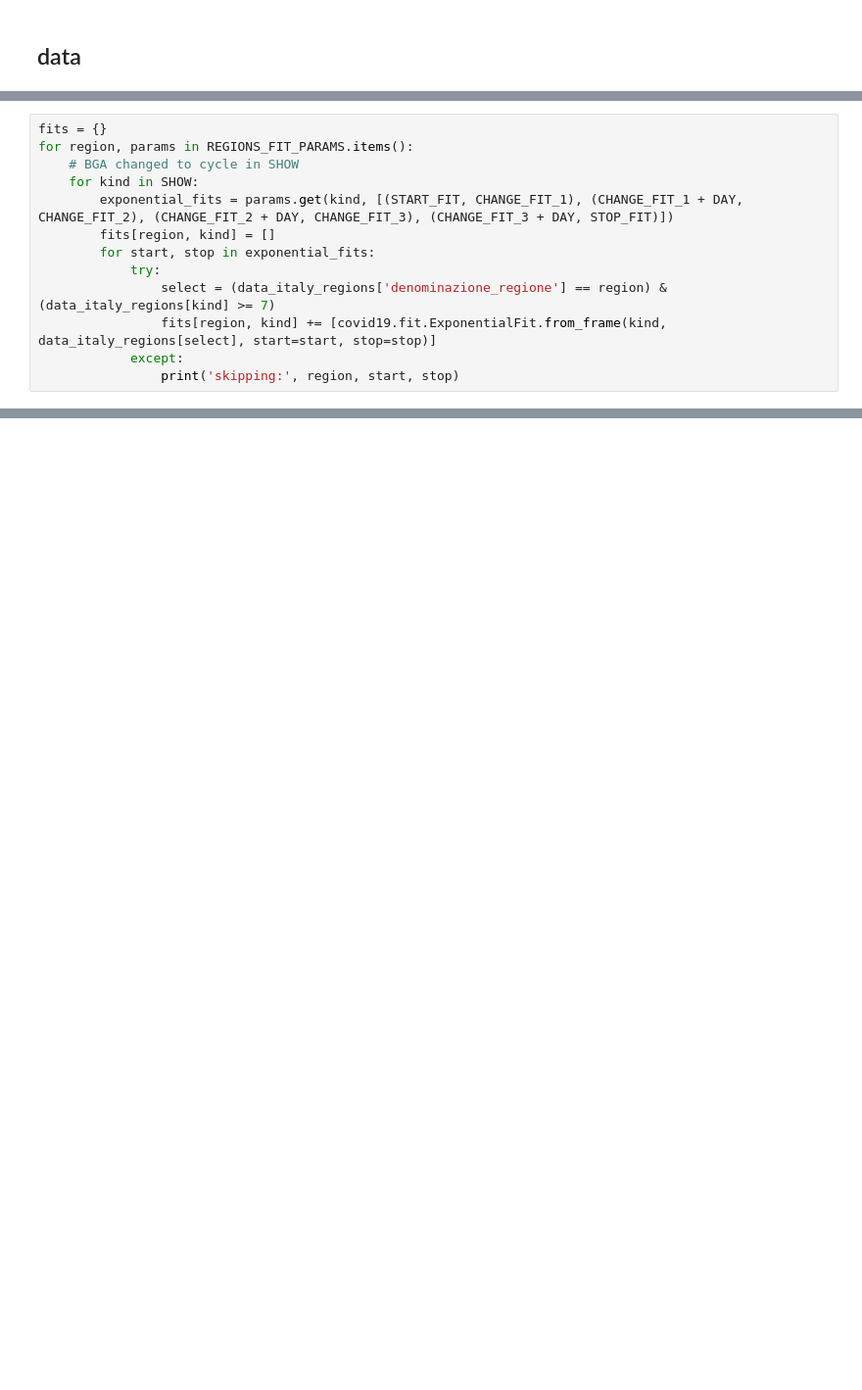
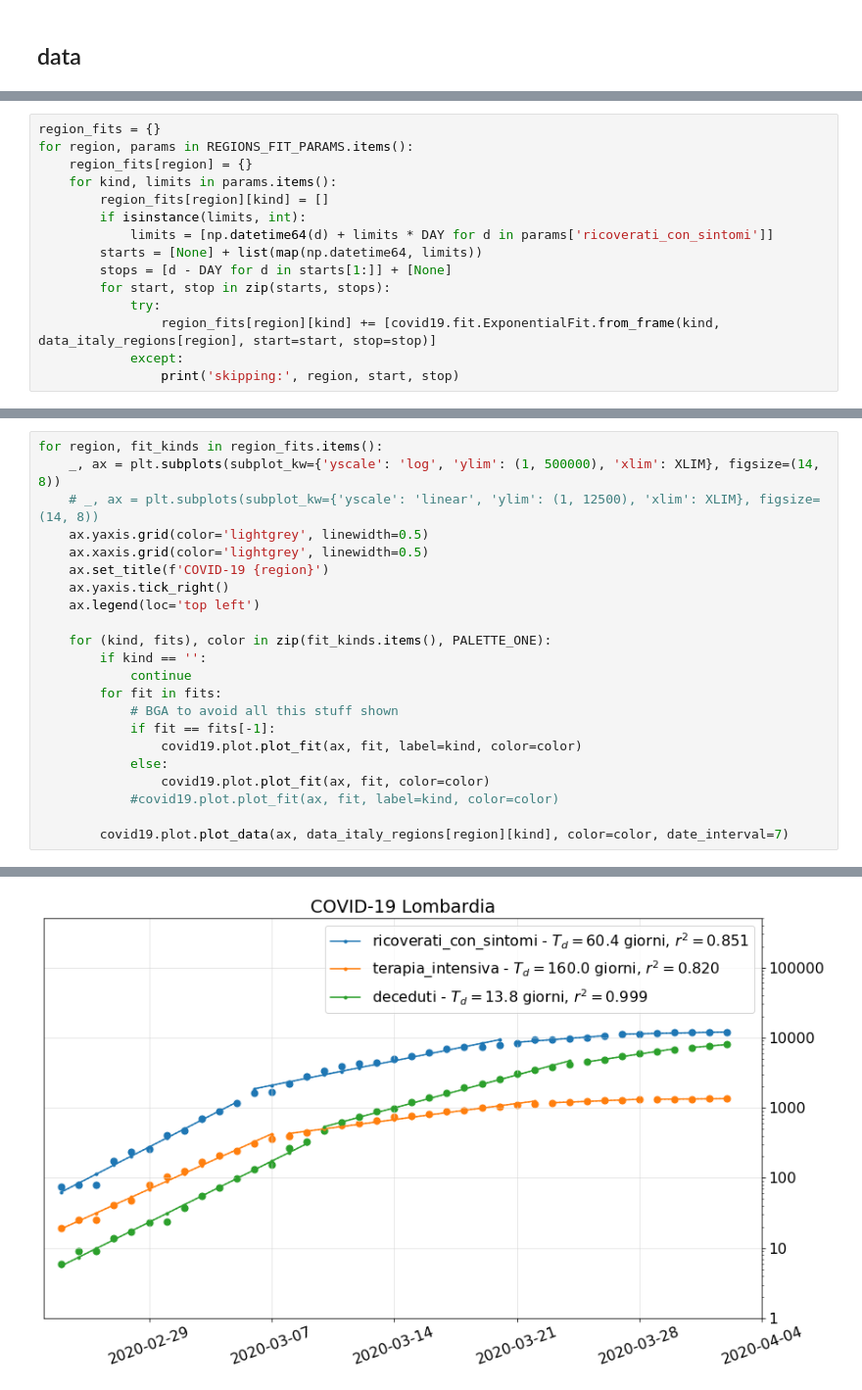
Before and after one commit to riuffa/covid-19-notebooks, a Jupyter notebook: notebooks/italy-regions-situation-report.ipynb, the cells around one changed output, grey strips where cells are left out. Shown at 98% size. Drawn from its saved outputs; the diff is of its cells as text; blank space fills up the shorter version.

```diff
--- a/notebooks/italy-regions-situation-report.ipynb
+++ b/notebooks/italy-regions-situation-report.ipynb
@@ -212,14 +181,16 @@ PALETTE = itertools.cycle(PALETTE_ONE)
 # %%
-fits = {}
+region_fits = {}
 for region, params in REGIONS_FIT_PARAMS.items():
-    # BGA changed to cycle in SHOW
-    for kind in SHOW:
-        exponential_fits = params.get(kind, [(START_FIT, CHANGE_FIT_1), (CHANGE_FIT_1 + DAY, CHANGE_FIT_2), (CHANGE_FIT_2 + DAY, CHANGE_FIT_3), (CHANGE_FIT_3 + DAY, STOP_FIT)])
-        fits[region, kind] = []
-        for start, stop in exponential_fits:
+    region_fits[region] = {}
+    for kind, limits in params.items():
+        region_fits[region][kind] = []
+        if isinstance(limits, int):
+            limits = [np.datetime64(d) + limits * DAY for d in params['ricoverati_con_sintomi']]
+        starts = [None] + list(map(np.datetime64, limits))
+        stops = [d - DAY for d in starts[1:]] + [None]
+        for start, stop in zip(starts, stops):
             try:
-                select = (data_italy_regions['denominazione_regione'] == region) & (data_italy_regions[kind] >= 7)
-                fits[region, kind] += [covid19.fit.ExponentialFit.from_frame(kind, data_italy_regions[select], start=start, stop=stop)]
+                region_fits[region][kind] += [covid19.fit.ExponentialFit.from_frame(kind, data_italy_regions[region], start=start, stop=stop)]
             except:
                 print('skipping:', region, start, stop)
 # %% [output]
@@ -332,0 +198,23 @@ Valle d'Aosta:  T_d=3.64, t_0='2020-03-08', r^2=0.966 start='2020-03-26', stop='
+# %%
+for region, fit_kinds in region_fits.items():
+    _, ax = plt.subplots(subplot_kw={'yscale': 'log', 'ylim': (1, 500000), 'xlim': XLIM}, figsize=(14, 8))
+    # _, ax = plt.subplots(subplot_kw={'yscale': 'linear', 'ylim': (1, 12500), 'xlim': XLIM}, figsize=(14, 8))
+    ax.yaxis.grid(color='lightgrey', linewidth=0.5)
+    ax.xaxis.grid(color='lightgrey', linewidth=0.5)
+    ax.set_title(f'COVID-19 {region}')
+    ax.yaxis.tick_right()
+    ax.legend(loc='top left')
+
+    for (kind, fits), color in zip(fit_kinds.items(), PALETTE_ONE):
+        if kind == '':
+            continue
+        for fit in fits:
+            # BGA to avoid all this stuff shown
+            if fit == fits[-1]:
+                covid19.plot.plot_fit(ax, fit, label=kind, color=color)
+            else:
+                covid19.plot.plot_fit(ax, fit, color=color)
+            #covid19.plot.plot_fit(ax, fit, label=kind, color=color)
+
+        covid19.plot.plot_data(ax, data_italy_regions[region][kind], color=color, date_interval=7)
+# %% [output]
@@ -332,0 +238 @@ Valle d'Aosta:  T_d=3.64, t_0='2020-03-08', r^2=0.966 start='2020-03-26', stop='
+[figure, added]
```
Also changed, not shown: parts of 15 cells of this notebook, 2 other files.
